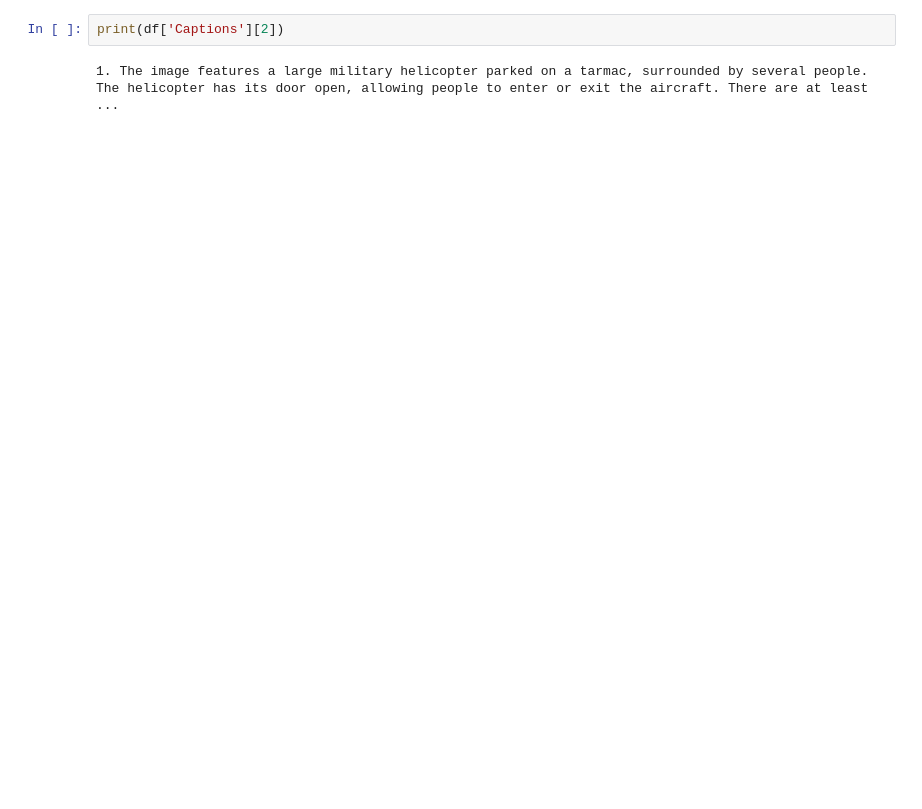
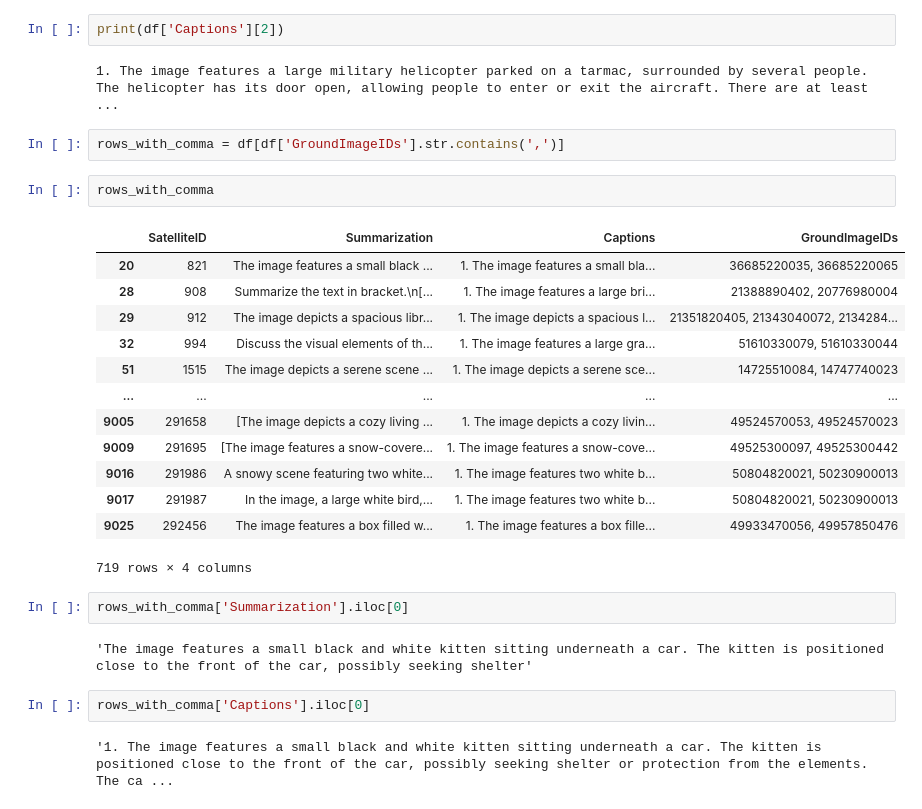
Before and after one commit to jennyyjin/graft, a Jupyter notebook: check.ipynb, the cells around one changed output. Saved outputs shown, nothing was run; the diff lists cells and outputs as text; blank space fills up the shorter version.

```diff
--- a/check.ipynb
+++ b/check.ipynb
@@ -105,3 +98,29 @@ print(df['Summarization'][2])
 print(df['Captions'][2])
 # %% [output]
 1. The image features a large military helicopter parked on a tarmac, surrounded by several people. The helicopter has its door open, allowing people to enter or exit the aircraft. There are at least  ...
+# %%
+rows_with_comma = df[df['GroundImageIDs'].str.contains(',')]
+# %%
+rows_with_comma
+# %% [output]
+|  | SatelliteID | Summarization | Captions | GroundImageIDs |
+| 20 | 821 | The image features a small black ... | 1. The image features a small bla... | 36685220035, 36685220065 |
+| 28 | 908 | Summarize the text in bracket.\n[... | 1. The image features a large bri... | 21388890402, 20776980004 |
+| 29 | 912 | The image depicts a spacious libr... | 1. The image depicts a spacious l... | 21351820405, 21343040072, 2134284... |
+| 32 | 994 | Discuss the visual elements of th... | 1. The image features a large gra... | 51610330079, 51610330044 |
+| 51 | 1515 | The image depicts a serene scene ... | 1. The image depicts a serene sce... | 14725510084, 14747740023 |
+| ... | ... | ... | ... | ... |
+| 9005 | 291658 | [The image depicts a cozy living ... | 1. The image depicts a cozy livin... | 49524570053, 49524570023 |
+| 9009 | 291695 | [The image features a snow-covere... | 1. The image features a snow-cove... | 49525300097, 49525300442 |
+| 9016 | 291986 | A snowy scene featuring two white... | 1. The image features two white b... | 50804820021, 50230900013 |
+| 9017 | 291987 | In the image, a large white bird,... | 1. The image features two white b... | 50804820021, 50230900013 |
+| 9025 | 292456 | The image features a box filled w... | 1. The image features a box fille... | 49933470056, 49957850476 |
+719 rows × 4 columns
+# %%
+rows_with_comma['Summarization'].iloc[0]
+# %% [output]
+'The image features a small black and white kitten sitting underneath a car. The kitten is positioned close to the front of the car, possibly seeking shelter'
+# %%
+rows_with_comma['Captions'].iloc[0]
+# %% [output]
+'1. The image features a small black and white kitten sitting underneath a car. The kitten is positioned close to the front of the car, possibly seeking shelter or protection from the elements. The ca ...
```
Also changed, not shown: parts of 14 cells of this notebook, 3 other files.
